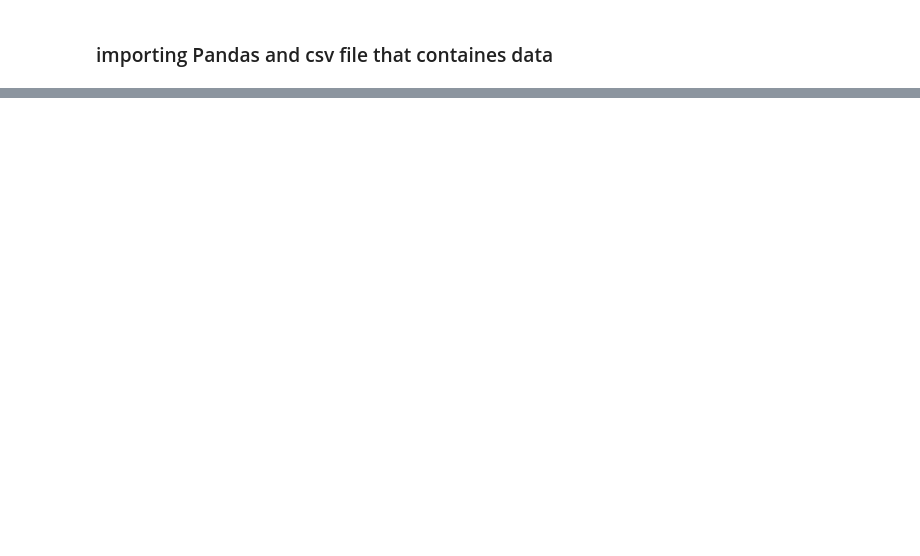
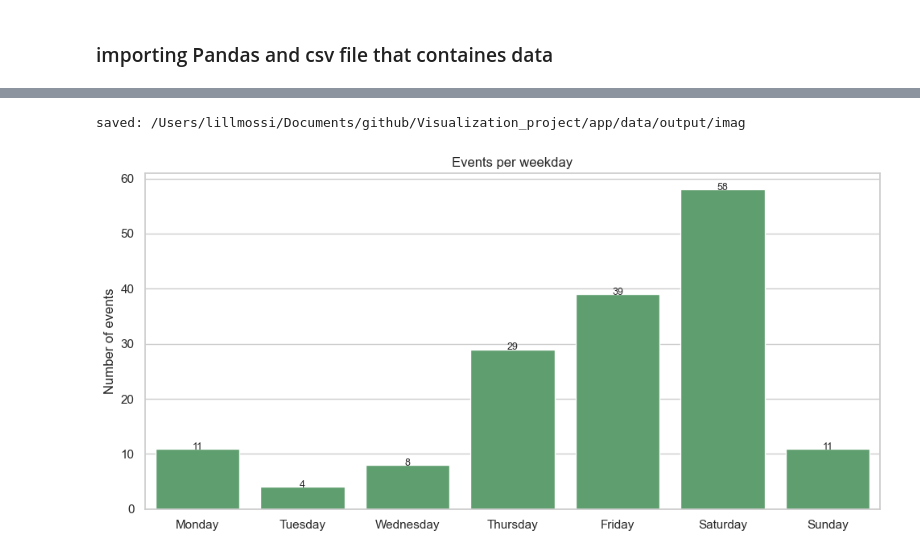
Before and after one commit to LisaYllander92/Visualization_project, a Jupyter notebook: eda/eda_mossad.ipynb, the cells around one changed output, grey strips where cells are left out. Drawn from its saved outputs; the diff is of its cells as text; code cells hidden in the pictures; blank space fills up the shorter version.

```diff
--- a/eda/eda_mossad.ipynb
+++ b/eda/eda_mossad.ipynb
@@ -29,0 +124,25 @@ print("="*90)
+# %%
+weekday_order = ["Monday", "Tuesday", "Wednesday",
+                 "Thursday", "Friday", "Saturday", "Sunday"]
+
+events_per_weekday = df["day_of_week"].value_counts().reindex(weekday_order, fill_value=0)
+
+fig, ax = plt.subplots()
+sns.barplot(x=events_per_weekday.index, y=events_per_weekday.values, ax=ax, color="#55A868")
+ax.set_title("Events per weekday")
+ax.set_ylabel("Number of events")
+ax.set_xlabel("")
+
+for i, v in enumerate(events_per_weekday.values):
+    ax.text(i, v + 0.3, str(v), ha="center", va="center", fontsize=9)
+
+plt.tight_layout()
+
+imag_path = PROJECT_ROOT / "app" / "data" / "output" / "imag"
+plt.savefig(imag_path, dpi=150, bbox_inches="tight")
+print("saved:", imag_path)
+
+plt.show()
+# %% [output]
+saved: /Users/lillmossi/Documents/github/Visualization_project/app/data/output/imag
+[figure, added]
```
Also changed, not shown: parts of 9 cells of this notebook, 2 other files.
